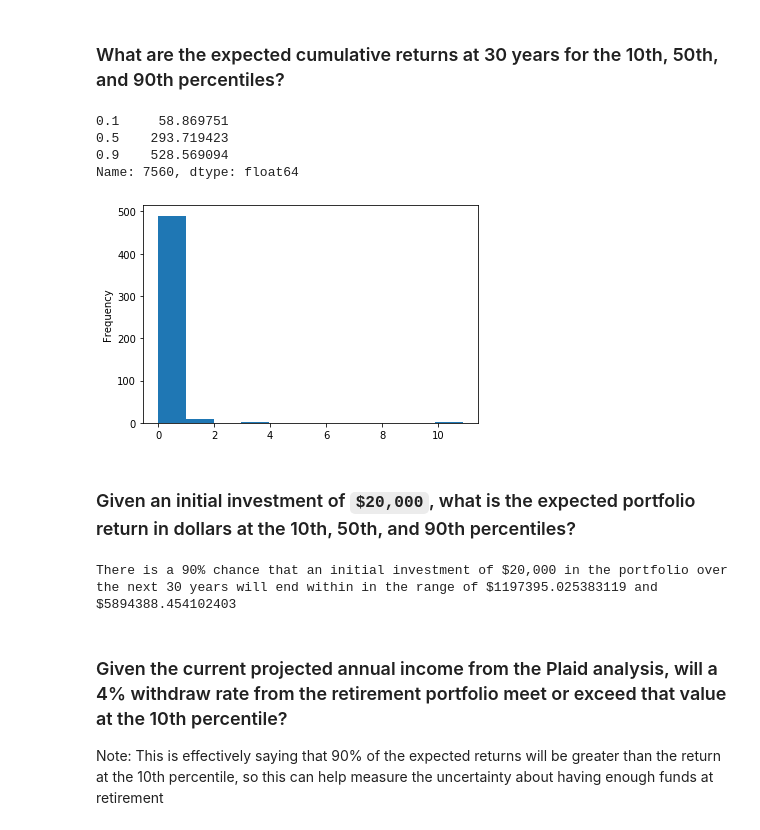
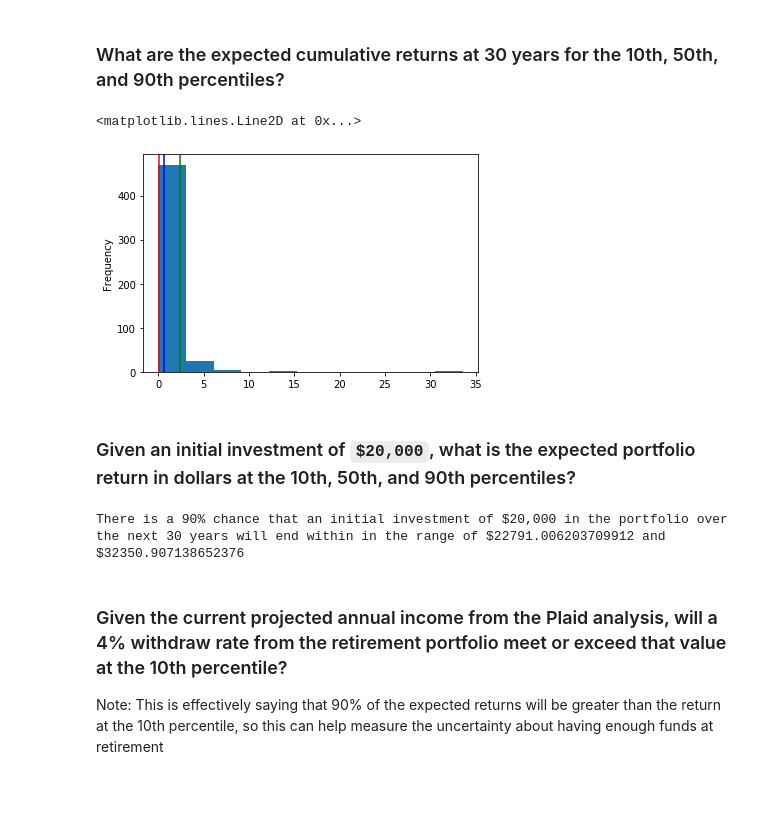
Before and after one commit to CPix18/MyFinTechRepo, a Jupyter notebook: HW4- API/Instructions/Starter_Code/portfolio_planner.ipynb, the cells around one changed output. Saved outputs shown, nothing was run; the diff lists cells and outputs as text; code cells hidden in the pictures; blank space fills up the shorter version.

```diff
--- a/HW4- API/Instructions/Starter_Code/portfolio_planner.ipynb
+++ b/HW4- API/Instructions/Starter_Code/portfolio_planner.ipynb
@@ -131,10 +131,15 @@ for n in range(number_simulations):
         simulated_agg_prices.append(simulated_agg_price)
         simulated_spy_prices.append(simulated_spy_price)
 
-    monte_carlo["AGG Prices"] = pd.Series(simulated_agg_prices)
-    monte_carlo["SPY Prices"] = pd.Series(simulated_spy_prices)
+#     monte_carlo["AGG Prices"] = pd.Series(simulated_agg_prices)
+#     monte_carlo["SPY Prices"] = pd.Series(simulated_spy_prices)
 
-    simulated_daily_returns = monte_carlo.pct_change()
+    portfolio = pd.DataFrame({
+        "SPY Simulated Prices": simulated_spy_prices,
+        "AGG Simulated Prices": simulated_agg_prices
+    })
+
+    simulated_daily_returns = portfolio.pct_change()
 
     weights = [0.40, 0.60]
 
@@ -202,13 +216,3 @@ In this section, you will use the monte carlo model to answer the following reti
 4. How would a 50% increase in the initial investment amount affect the 4% retirement withdrawal?
 # %% [markdown]
 ### What are the expected cumulative returns at 30 years for the 10th, 50th, and 90th percentiles?
-# %%
-ending_returns = monte_carlo.iloc[-1, :]
-ending_returns
-
-ending_returns.quantile([.1, .5, .9])
-# %% [output]
-0.1     58.869751
-0.5    293.719423
-0.9    528.569094
-Name: 7560, dtype: float64
@@ -215,25 +221,30 @@ Name: 7560, dtype: float64
 # %%
 # 30 years 90th and 10th percentile
 ending_cumulative_returns.plot(kind='hist', bins=11)
 ending_cumulative_returns.value_counts(bins=11) / len(ending_cumulative_returns)
-confidence_interval = ending_returns.quantile([.1, .5, .9])
+confidence_interval1 = ending_cumulative_returns.quantile([.1, .5, .9])
+plt.axvline(confidence_interval1.iloc[0], color='r')
+plt.axvline(confidence_interval1.iloc[1], color='b')
+plt.axvline(confidence_interval1.iloc[2], color='g')
 # %% [output]
+<matplotlib.lines.Line2D at 0x...>
-[figure, old version]
+[figure, new version]
 # %% [markdown]
 ### Given an initial investment of `$20,000`, what is the expected portfolio return in dollars at the 10th, 50th, and 90th percentiles?
 # %%
 initial_investment = 20000
 
 # Calculate investment profit/loss of lower and upper bound cumulative portfolio returns
-investment_pnl_lower_bound = initial_investment + (initial_investment * confidence_interval.iloc[0])
-investment_pnl_upper_bound = initial_investment + (initial_investment * confidence_interval.iloc[1])
+investment_pnl_lower_bound = (initial_investment * (1 + confidence_interval1.iloc[0]))
+investment_pnl_upper_bound = (initial_investment * (1 + confidence_interval1.iloc[1]))
+investment_pnl_far_upper_bound = (initial_investment * (1 + confidence_interval1.iloc[2]))
 
 # Print the results
 print(f"There is a 90% chance that an initial investment of $20,000 in the portfolio"
       f" over the next 30 years will end within in the range of"
       f" ${investment_pnl_lower_bound} and ${investment_pnl_upper_bound}")
 # %% [output]
-There is a 90% chance that an initial investment of $20,000 in the portfolio over the next 30 years will end within in the range of $1197395.025383119 and $5894388.454102403
+There is a 90% chance that an initial investment of $20,000 in the portfolio over the next 30 years will end within in the range of $22791.006203709912 and $32350.907138652376
 # %% [markdown]
 ### Given the current projected annual income from the Plaid analysis, will a 4% withdraw rate from the retirement portfolio meet or exceed that value at the 10th percentile?
 
```
Also changed, not shown: parts of 17 cells of this notebook, 9 other files.
